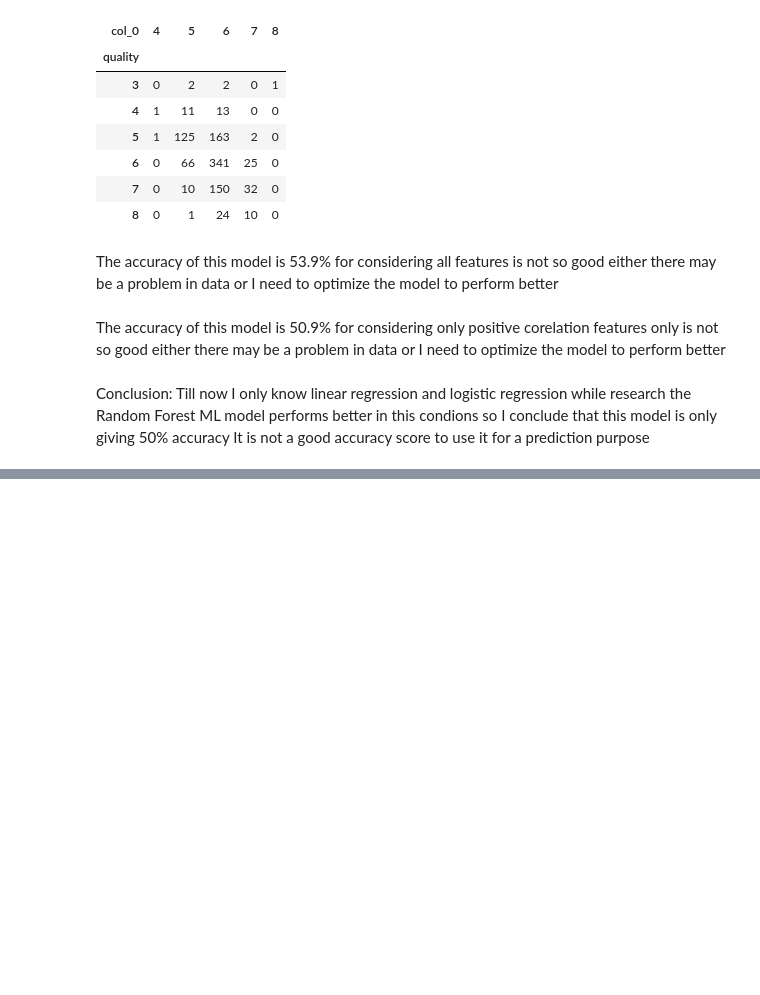
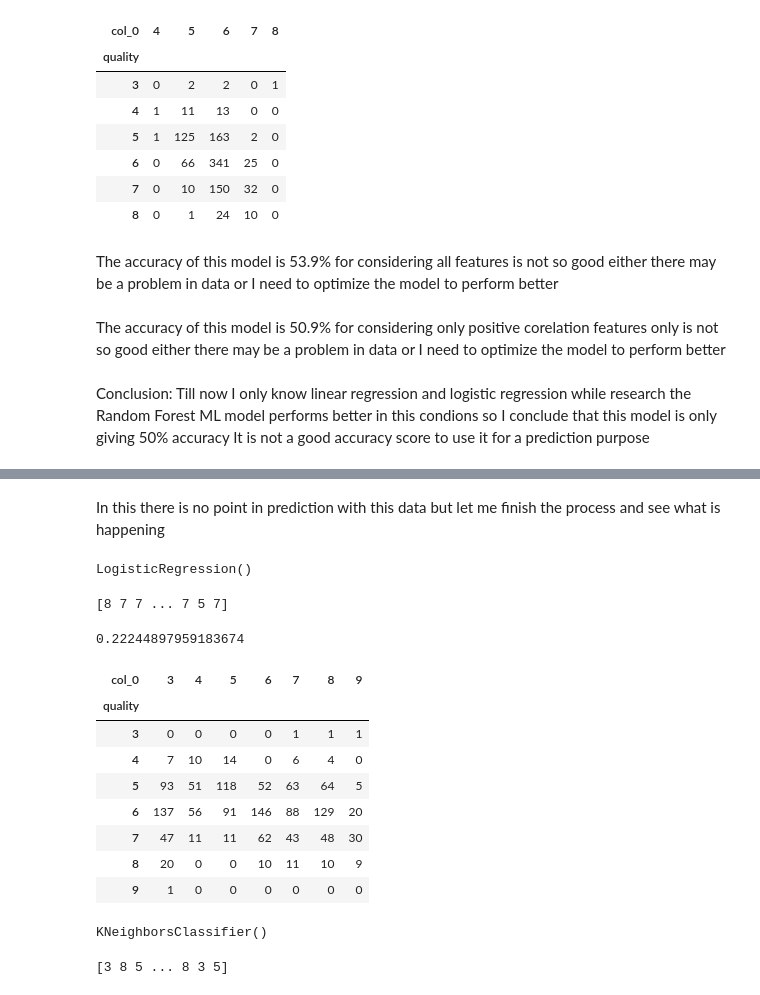
Before and after one commit to SanthoshKumarS13/Wine_quality_prediction, a Jupyter notebook: White_wine_model.ipynb, the cells around one changed output, grey strips where cells are left out. Cells and saved outputs as stored; diff of their text form; code cells hidden in the pictures; blank space fills up the shorter version.

```diff
--- a/White_wine_model.ipynb
+++ b/White_wine_model.ipynb
@@ -182,0 +237,41 @@ Till now I only know linear regression and logistic regression while research th
+# %% [markdown]
+In this there is no point in prediction with this data but let me finish the process and see what is happening
+# %%
+from sklearn.linear_model import LogisticRegression
+model = LogisticRegression()
+model.fit(X_train_rus, y_train_rus)
+# %% [output]
+LogisticRegression()
+# %%
+y_pred = model.predict(X_test_scaled)
+print(y_pred)
+# %% [output]
+[8 7 7 ... 7 5 7]
+# %%
+from sklearn.metrics import accuracy_score
+print(accuracy_score(y_test,y_pred))
+pd.crosstab(y_test,y_pred)
+# %% [output]
+0.22244897959183674
+| col_0 | 3 | 4 | 5 | 6 | 7 | 8 | 9 |
+| quality |  |  |  |  |  |  |  |
+| 3 | 0 | 0 | 0 | 0 | 1 | 1 | 1 |
+| 4 | 7 | 10 | 14 | 0 | 6 | 4 | 0 |
+| 5 | 93 | 51 | 118 | 52 | 63 | 64 | 5 |
+| 6 | 137 | 56 | 91 | 146 | 88 | 129 | 20 |
+| 7 | 47 | 11 | 11 | 62 | 43 | 48 | 30 |
+| 8 | 20 | 0 | 0 | 10 | 11 | 10 | 9 |
+| 9 | 1 | 0 | 0 | 0 | 0 | 0 | 0 |
+# %%
+from sklearn.neighbors import KNeighborsClassifier
+k = 5
+#Train Model and Predict
+KNN_Model = KNeighborsClassifier(n_neighbors = k).fit(X_train_rus, y_train_rus)
+KNN_Model
+# %% [output]
+KNeighborsClassifier()
+# %%
+Knn_y_pred = KNN_Model.predict(X_test_scaled)
+print(Knn_y_pred)
+# %% [output]
+[3 8 5 ... 8 3 5]
```
Also changed, not shown: parts of 8 cells of this notebook.
